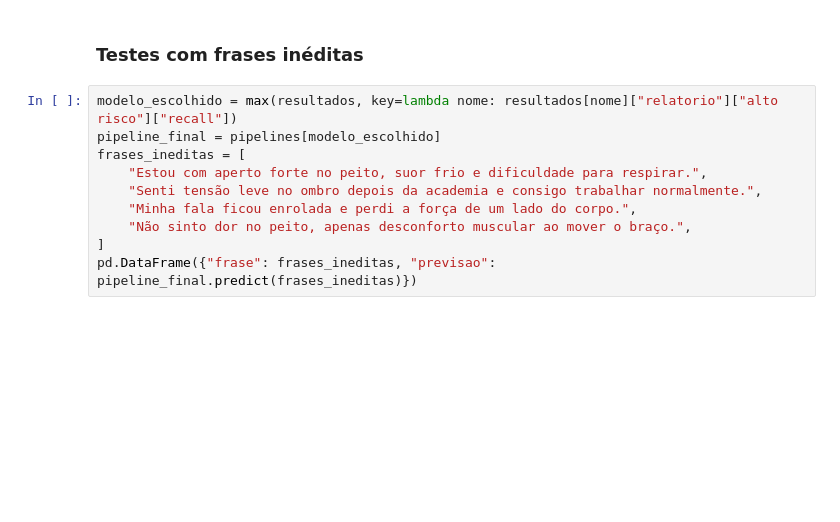
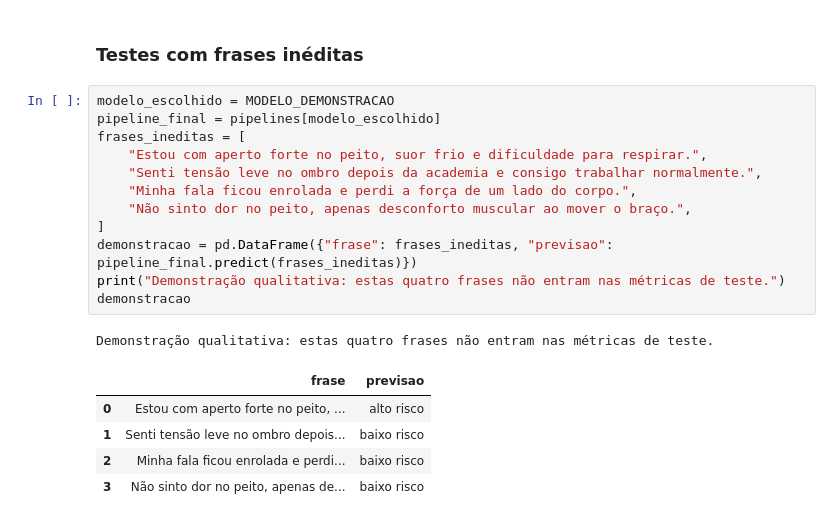
Before and after one commit to FabricioMouzer/fiap-segundo-ano-2026, a Jupyter notebook: fase-2/cardioia-diagnostico-automatizado/notebooks/classificador_risco_tfidf.ipynb, the cells around one changed output. Saved outputs shown, nothing was run; the diff lists cells and outputs as text; blank space fills up the shorter version.

```diff
--- a/fase-2/cardioia-diagnostico-automatizado/notebooks/classificador_risco_tfidf.ipynb
+++ b/fase-2/cardioia-diagnostico-automatizado/notebooks/classificador_risco_tfidf.ipynb
@@ -116,12 +198,21 @@ plt.show()
 # %% [markdown]
 ### Testes com frases inéditas
 # %%
-modelo_escolhido = max(resultados, key=lambda nome: resultados[nome]["relatorio"]["alto risco"]["recall"])
+modelo_escolhido = MODELO_DEMONSTRACAO
 pipeline_final = pipelines[modelo_escolhido]
 frases_ineditas = [
     "Estou com aperto forte no peito, suor frio e dificuldade para respirar.",
     "Senti tensão leve no ombro depois da academia e consigo trabalhar normalmente.",
     "Minha fala ficou enrolada e perdi a força de um lado do corpo.",
     "Não sinto dor no peito, apenas desconforto muscular ao mover o braço.",
 ]
-pd.DataFrame({"frase": frases_ineditas, "previsao": pipeline_final.predict(frases_ineditas)})
+demonstracao = pd.DataFrame({"frase": frases_ineditas, "previsao": pipeline_final.predict(frases_ineditas)})
+print("Demonstração qualitativa: estas quatro frases não entram nas métricas de teste.")
+demonstracao
+# %% [output]
+Demonstração qualitativa: estas quatro frases não entram nas métricas de teste.
+|  | frase | previsao |
+| 0 | Estou com aperto forte no peito, ... | alto risco |
+| 1 | Senti tensão leve no ombro depois... | baixo risco |
+| 2 | Minha fala ficou enrolada e perdi... | baixo risco |
+| 3 | Não sinto dor no peito, apenas de... | baixo risco |
```
Also changed, not shown: parts of 13 cells of this notebook, 40 other files.
